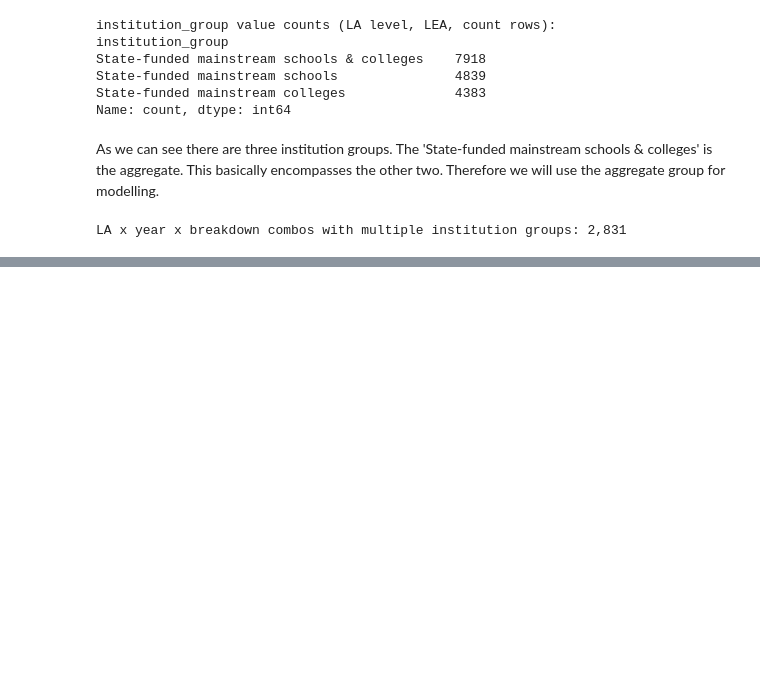
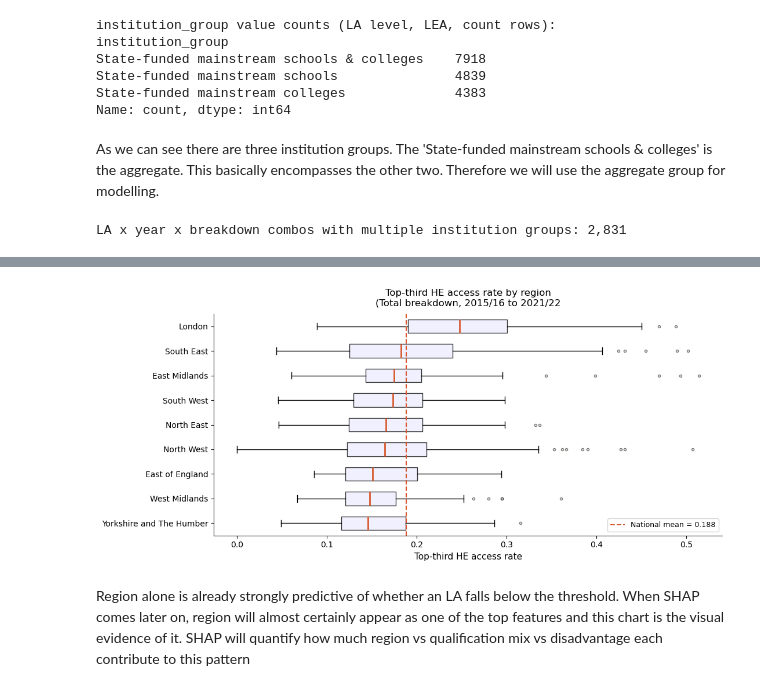
Before and after one commit to jamshaid2610/he-access-classifier, a Jupyter notebook: notebooks/01_data_understanding.ipynb, the cells around one changed output, grey strips where cells are left out. Cells and saved outputs as stored; diff of their text form; code cells hidden in the pictures; blank space fills up the shorter version.

```diff
--- a/notebooks/01_data_understanding.ipynb
+++ b/notebooks/01_data_understanding.ipynb
@@ -464,0 +668,34 @@ LA x year x breakdown combos with multiple institution groups: 2,831
+# %%
+#top3rd_rate by region
+
+region_order = (
+    total_only.groupby('region_name')['top3rd_rate'].median().sort_values().index
+)
+
+fig, ax = plt.subplots(figsize=(11,5))
+
+region_data = [total_only[total_only['region_name'] == r]['top3rd_rate'].dropna().values for r in region_order]
+
+bp = ax.boxplot(region_data, vert=False, patch_artist=True, widths=0.55, showfliers=True,
+               flierprops=dict(marker='o', markerfacecolor='#d3d1c7', markersize=3, alpha=0.5),
+               medianprops=dict(color='#d85a30', linewidth=2))
+
+for patch in bp['boxes']:
+    patch.set_facecolor('#eeedfe')
+    patch.set_alpha(0.8)
+
+ax.set_yticks(range(1, len(region_order)+1))
+ax.set_yticklabels(region_order, fontsize=10)
+ax.axvline(national_mean, color='#d85a30', linestyle='--', lw=1.5, label=f'National mean = {national_mean:.3f}')
+ax.set_xlabel('Top-third HE access rate', fontsize=11)
+ax.set_title('Top-third HE access rate by region\n(Total breakdown, 2015/16 to 2021/22', fontsize=12, pad=10)
+ax.legend(fontsize=9)
+ax.spines[['top', 'right']].set_visible(False)
+
+plt.tight_layout()
+plt.savefig(f'{OUTPUT_DIR}/top3rd_by_region.png', dpi=150, bbox_inches='tight')
+plt.show()
+# %% [output]
+[figure, added]
+# %% [markdown]
+Region alone is already strongly predictive of whether an LA falls below the threshold. When SHAP comes later on, region will almost certainly appear as one of the top features and this chart is the visual evidence of it. SHAP will quantify how much region vs qualification mix vs disadvantage each contribute to this pattern
```
Also changed, not shown: parts of 15 cells of this notebook, 3 other files.
